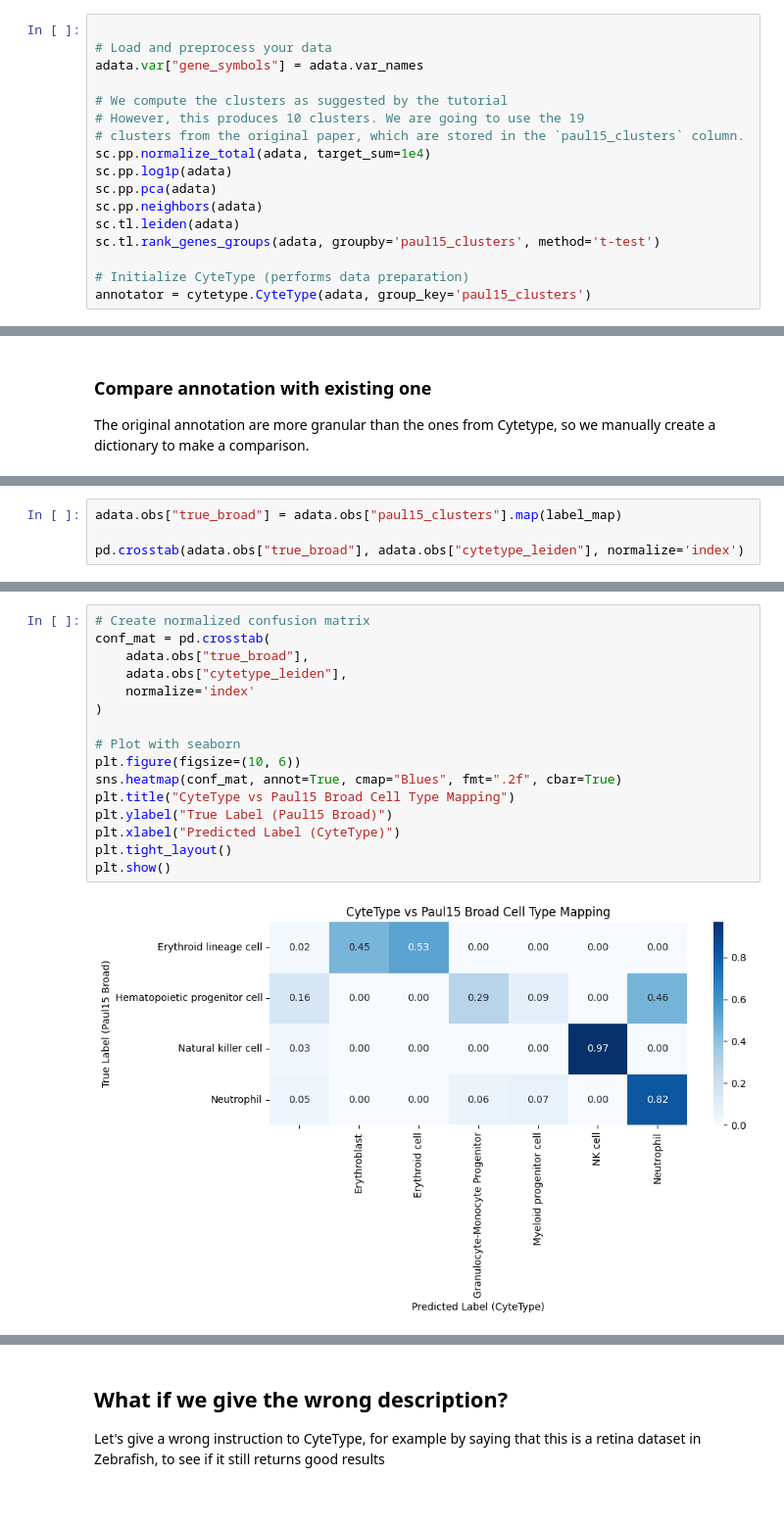
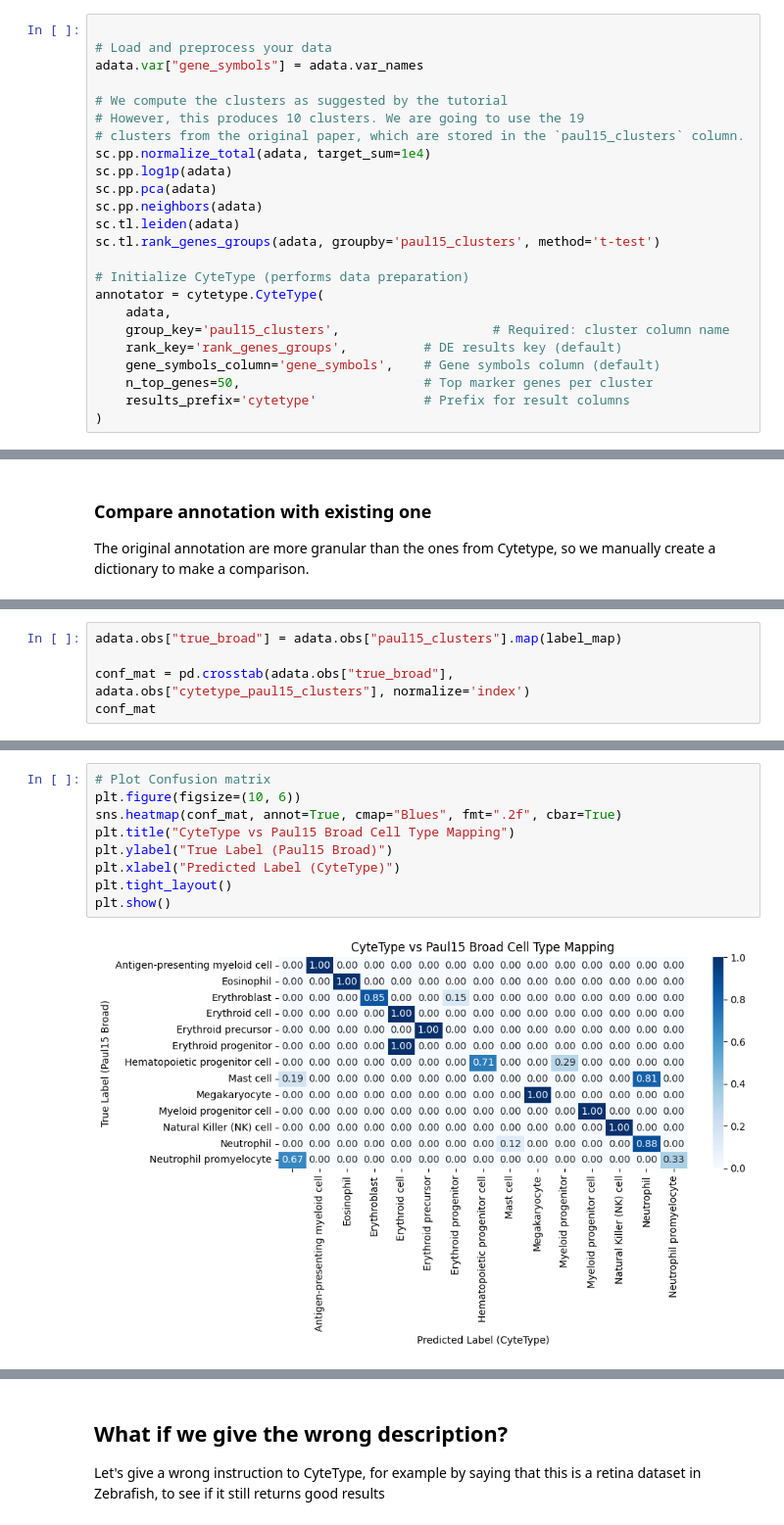
Before and after one commit to dalloliogm/cytetype_eval, a Jupyter notebook: cytetype exploration.ipynb, the cells around one changed output, grey strips where cells are left out. Shown at 98% size. Cells and saved outputs as stored; diff of their text form.

```diff
--- a/cytetype exploration.ipynb
+++ b/cytetype exploration.ipynb
@@ -67,7 +67,14 @@ sc.tl.leiden(adata)
 sc.tl.rank_genes_groups(adata, groupby='paul15_clusters', method='t-test')
 
 # Initialize CyteType (performs data preparation)
-annotator = cytetype.CyteType(adata, group_key='paul15_clusters')
+annotator = cytetype.CyteType(
+    adata,
+    group_key='paul15_clusters',                    # Required: cluster column name
+    rank_key='rank_genes_groups',          # DE results key (default)
+    gene_symbols_column='gene_symbols',    # Gene symbols column (default)
+    n_top_genes=50,                        # Top marker genes per cluster
+    results_prefix='cytetype'              # Prefix for result columns
+)
 # %% [output]
 WARNING: adata.X seems to be already log-transformed.
 Calculating expression percentages.
@@ -203,5 +222,6 @@ label_map = {
 # %%
 adata.obs["true_broad"] = adata.obs["paul15_clusters"].map(label_map)
 
-pd.crosstab(adata.obs["true_broad"], adata.obs["cytetype_leiden"], normalize='index')
+conf_mat = pd.crosstab(adata.obs["true_broad"], adata.obs["cytetype_paul15_clusters"], normalize='index')
+conf_mat
 # %% [output]
@@ -214,18 +243,11 @@ pd.crosstab(adata.obs["true_broad"], adata.obs["cytetype_leiden"], normalize='in
 # %%
-# Create normalized confusion matrix
-conf_mat = pd.crosstab(
-    adata.obs["true_broad"],
-    adata.obs["cytetype_leiden"],
-    normalize='index'
-)
-
-# Plot with seaborn
+# Plot Confusion matrix
 plt.figure(figsize=(10, 6))
 sns.heatmap(conf_mat, annot=True, cmap="Blues", fmt=".2f", cbar=True)
 plt.title("CyteType vs Paul15 Broad Cell Type Mapping")
 plt.ylabel("True Label (Paul15 Broad)")
 plt.xlabel("Predicted Label (CyteType)")
 plt.tight_layout()
 plt.show()
 # %% [output]
-[figure, old version]
+[figure, new version]
```
Also changed, not shown: parts of 13 cells of this notebook, 1 other file.
